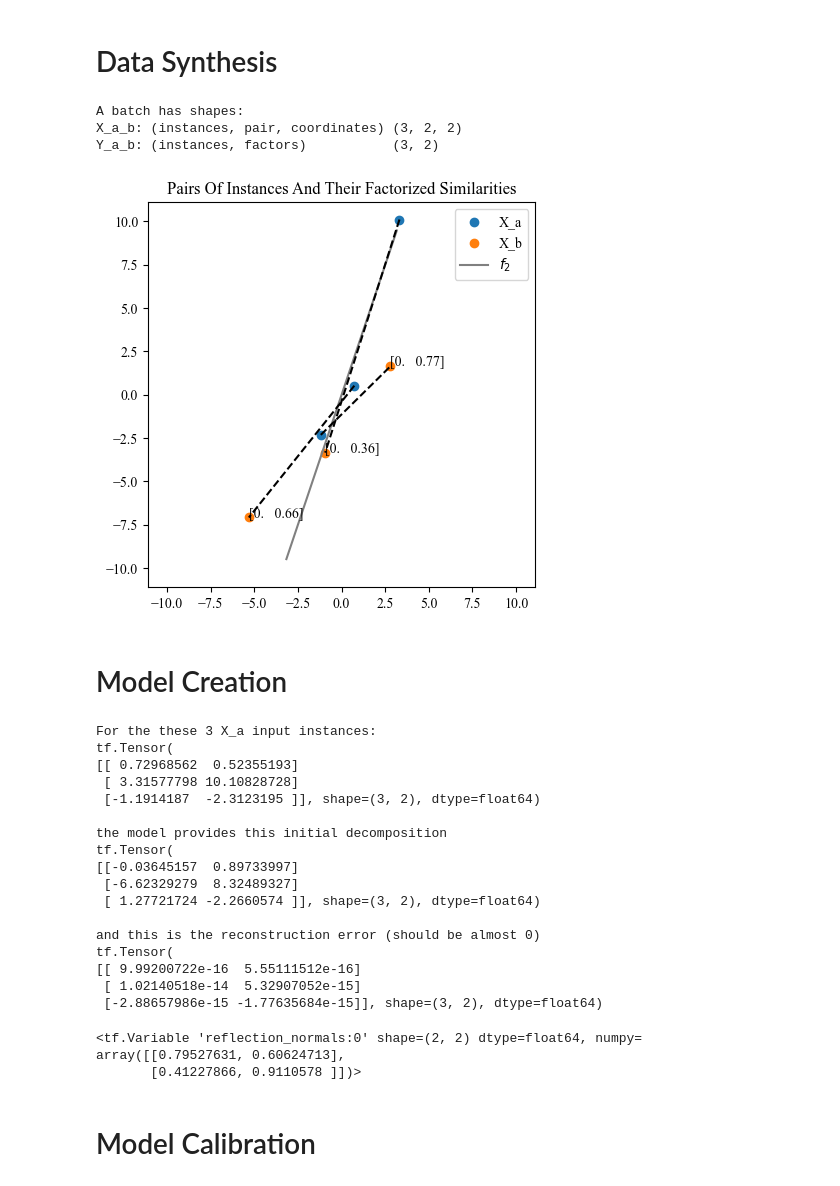
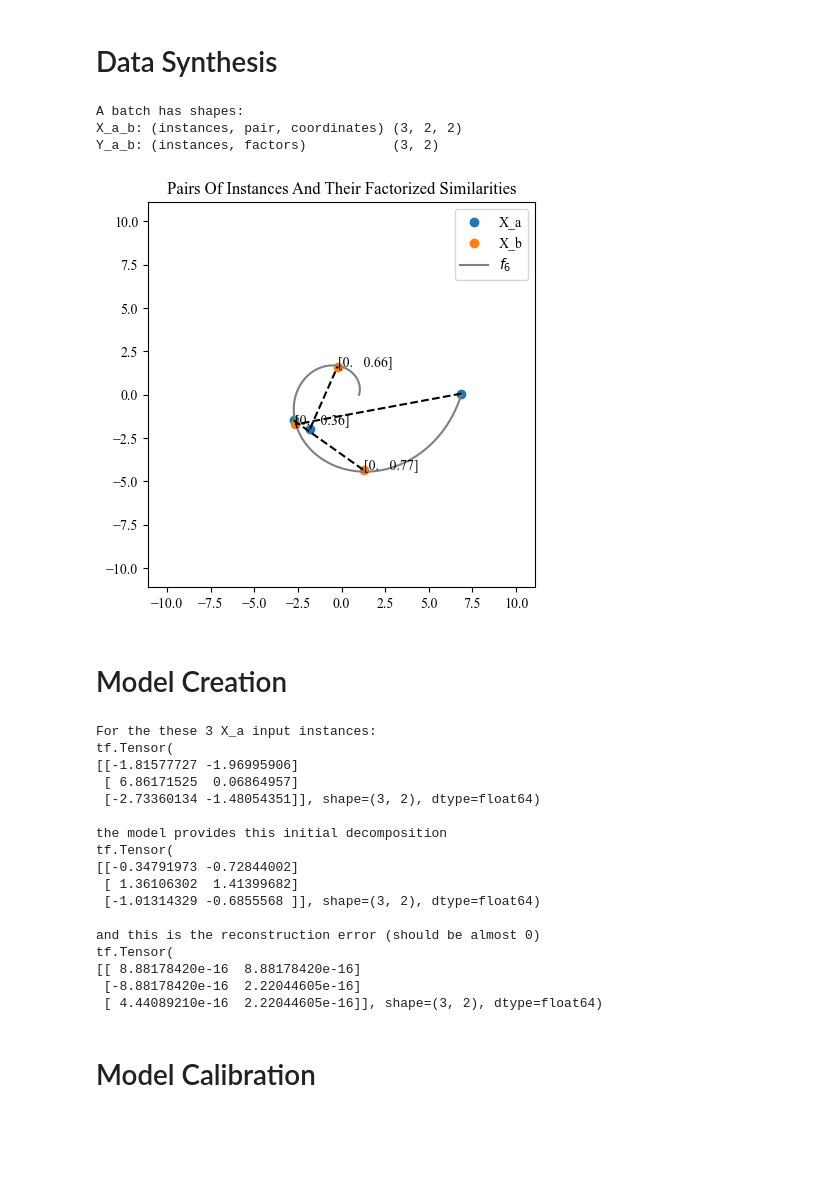
Before and after one commit to TimHenry1995/gyoza, a Jupyter notebook: src/gyoza/scripts/manifolds.ipynb, the cells around one changed output. Saved outputs shown, nothing was run; the diff lists cells and outputs as text; code cells hidden in the pictures; blank space fills up the shorter version.

Commit message:
Model now appears to work on all manifolds except circle

```diff
--- a/src/gyoza/scripts/manifolds.ipynb
+++ b/src/gyoza/scripts/manifolds.ipynb
@@ -72,11 +72,11 @@ f_6 = lambda s: gum.logarithmic_spiral(xs=np.log((s+S/2)/(1*np.sqrt(1+beta**2)/b
 manifold_functions = {'f_1':f_1, 'f_2':f_2, 'f_3':f_3, 'f_4':f_4, 'f_5':f_5, 'f_6':f_6}
 
 # 3. Select a manifold
-manifold_name = 'f_2'
+manifold_name = 'f_6'
 manifold_function_raw = manifold_functions[manifold_name]
 
 # 4. Add noise
-noise_strength = 1
+noise_strength = 0.3
 noise_function = lambda x_1, x_2: (x_1 + noise_strength * np.random.standard_normal(size=x_1.shape), x_2 + noise_strength * np.random.standard_normal(size=x_2.shape))
 manifold_function = lambda x: noise_function(*manifold_function_raw(x))
 
@@ -85,66 +85,66 @@ Y = np.concatenate([np.zeros([len(s),1]), s[:, np.newaxis]], axis=1) # Here the
 x_1, x_2 = manifold_function(s) # Map onto manifold in 2D plane
 X = np.concatenate([x_1[:,np.newaxis], x_2[:,np.newaxis]], axis=1); del x_1, x_2
 
 # 6. Choose a data iterator
 similarity_function = lambda y_a, y_b: np.concatenate([np.zeros([y_a.shape[0],1]), 1 - np.abs(y_a[:,1:2]-y_b[:,1:2])/S], axis=1)
 iterator = mdis.volatile_factorized_pair_iterator(X=X, Y=Y, batch_size=3, similarity_function=similarity_function)
 X_a_b, Y_a_b = next(iterator)
 print("A batch has shapes:")
 print("X_a_b: (instances, pair, coordinates)", X_a_b.shape)
 print("Y_a_b: (instances, factors)          ", Y_a_b.shape)
 
 # 7. Plot instances
 plt.figure(figsize=(5,5)); plt.title("Pairs Of Instances And Their Factorized Similarities")
 
 plt.scatter(X_a_b[:,0,0], X_a_b[:,0,1]) # Instances a
 plt.scatter(X_a_b[:,1,0], X_a_b[:,1,1]) # Instances b
 
 #for i in range(len(s)-1): plt.scatter(*manifold_function_raw(s[i:i+2]), color='gray', marker='.')
 plt.plot(*manifold_function_raw(s), color='gray')#, marker='.')
 
 plt.legend(['X_a','X_b',rf'${manifold_name}$'])
 for i in range(X_a_b.shape[0]):
     plt.plot([X_a_b[i,0,0], X_a_b[i,1,0]], [X_a_b[i,0,1], X_a_b[i,1,1]], '--', color='black')
     plt.text(X_a_b[i,1,0], X_a_b[i,1,1], str(np.round(Y_a_b[i], 2)))
 plt.ylim(-S/1.8,S/1.8); plt.xlim(-S/1.8,S/1.8)
 plt.show()
 # %% [output]
 A batch has shapes:
 X_a_b: (instances, pair, coordinates) (3, 2, 2)
 Y_a_b: (instances, factors)           (3, 2)
-[figure, old version]
+[figure, new version]
 # %% [markdown]
 # Model Creation
 # %%
 def create_network(seed) -> mfl.FlowLayer:
     reset_random_number_generators(seed=seed)
     dimensionality = 2
-    #compute_coupling_parameters_1 = msl.BasicFullyConnectedNet(latent_dimension_count=4*dimensionality, output_dimension_count=dimensionality, depth=3)
-    #mask_1 = gmm.CheckerBoard(axes=[1], shape=[dimensionality])
-    #compute_coupling_parameters_2 = msl.BasicFullyConnectedNet(latent_dimension_count=4*dimensionality, output_dimension_count=dimensionality, depth=3)
-    #mask_2 = gmm.CheckerBoard(axes=[1], shape=[dimensionality])
-    #compute_coupling_parameters_3 = msl.BasicFullyConnectedNet(latent_dimension_count=4*dimensionality, output_dimension_count=dimensionality, depth=3)
-    #mask_3 = gmm.CheckerBoard(axes=[1], shape=[dimensionality])
-    #compute_coupling_parameters_4 = msl.BasicFullyConnectedNet(latent_dimension_count=4*dimensionality, output_dimension_count=dimensionality, depth=3)
-    #mask_4 = gmm.CheckerBoard(axes=[1], shape=[dimensionality])
+    compute_coupling_parameters_1 = msl.BasicFullyConnectedNet(latent_dimension_count=4*dimensionality, output_dimension_count=dimensionality, depth=3)
+    mask_1 = gmm.CheckerBoard(axes=[1], shape=[dimensionality])
+    compute_coupling_parameters_2 = msl.BasicFullyConnectedNet(latent_dimension_count=4*dimensionality, output_dimension_count=dimensionality, depth=3)
+    mask_2 = gmm.CheckerBoard(axes=[1], shape=[dimensionality])
+    compute_coupling_parameters_3 = msl.BasicFullyConnectedNet(latent_dimension_count=4*dimensionality, output_dimension_count=dimensionality, depth=3)
+    mask_3 = gmm.CheckerBoard(axes=[1], shape=[dimensionality])
+    compute_coupling_parameters_4 = msl.BasicFullyConnectedNet(latent_dimension_count=4*dimensionality, output_dimension_count=dimensionality, depth=3)
+    mask_4 = gmm.CheckerBoard(axes=[1], shape=[dimensionality])
 
     network = mfl.SupervisedFactorNetwork(sequence=[
-        #mfl.AdditiveCoupling(axes=[1], shape=[dimensionality], compute_coupling_parameters=compute_coupling_parameters_1, mask=mask_1),
-        #mfl.Heaviside(axes=[1], shape=[dimensionality]),
-        #mfl.AdditiveCoupling(axes=[1], shape=[dimensionality], compute_coupling_parameters=compute_coupling_parameters_2, mask=mask_2),
-        #mfl.Heaviside(axes=[1], shape=[dimensionality]),
-        #mfl.AdditiveCoupling(axes=[1], shape=[dimensionality], compute_coupling_parameters=compute_coupling_parameters_3, mask=mask_3),
-        #mfl.Heaviside(axes=[1], shape=[dimensionality]),
-        #mfl.AdditiveCoupling(axes=[1], shape=[dimensionality], compute_coupling_parameters=compute_coupling_parameters_4, mask=mask_4),
-        #mfl.Heaviside(axes=[1], shape=[dimensionality]),
+        mfl.AdditiveCoupling(axes=[1], shape=[dimensionality], compute_coupling_parameters=compute_coupling_parameters_1, mask=mask_1),
+        mfl.Heaviside(axes=[1], shape=[dimensionality]),
+        mfl.AdditiveCoupling(axes=[1], shape=[dimensionality], compute_coupling_parameters=compute_coupling_parameters_2, mask=mask_2),
+        mfl.Heaviside(axes=[1], shape=[dimensionality]),
         mfl.Reflection(axes=[1], shape=[dimensionality], reflection_count=2),
-        #mfl.ActivationNormalization(axes=[1], shape=[dimensionality])
+        mfl.AdditiveCoupling(axes=[1], shape=[dimensionality], compute_coupling_parameters=compute_coupling_parameters_3, mask=mask_3),
+        mfl.Heaviside(axes=[1], shape=[dimensionality]),
+        mfl.AdditiveCoupling(axes=[1], shape=[dimensionality], compute_coupling_parameters=compute_coupling_parameters_4, mask=mask_4),
+        mfl.Heaviside(axes=[1], shape=[dimensionality]),
+        mfl.ActivationNormalization(axes=[1], shape=[dimensionality])
         ],
-        factor_dimension_count=[1,1]) # One dimension for the residual factor (index 0) and one for the manifold proximity (index 1)
+        dimensions_per_factor=[1,1]) # One dimension for the residual factor (index 0) and one for the manifold proximity (index 1)
 
     return network
 
-network = create_network(72)
+network = create_network(62) #60, 61
 
 network(X_a_b[:,0,:]) # Pass a representative sample through the network. Needed for initialization of some layers
 print("For the these 3 X_a input instances:")
@@ -153,27 +153,23 @@ print("\nthe model provides this initial decomposition ")
 print(network(X_a_b[:3,0,:])) # 0 selects X_a
 print("\nand this is the reconstruction error (should be almost 0)")
 print(network.invert(network(X_a_b[:3,0,:])) - X_a_b[:3,0,:])  # 0 selects X_a
-network.variables[0]
 # %% [output]
 For the these 3 X_a input instances:
 tf.Tensor(
-[[ 0.72968562  0.52355193]
- [ 3.31577798 10.10828728]
- [-1.1914187  -2.3123195 ]], shape=(3, 2), dtype=float64)
+[[-1.81577727 -1.96995906]
+ [ 6.86171525  0.06864957]
+ [-2.73360134 -1.48054351]], shape=(3, 2), dtype=float64)
 
 the model provides this initial decomposition
 tf.Tensor(
-[[-0.03645157  0.89733997]
- [-6.62329279  8.32489327]
- [ 1.27721724 -2.2660574 ]], shape=(3, 2), dtype=float64)
+[[-0.34791973 -0.72844002]
+ [ 1.36106302  1.41399682]
+ [-1.01314329 -0.6855568 ]], shape=(3, 2), dtype=float64)
 
 and this is the reconstruction error (should be almost 0)
 tf.Tensor(
-[[ 9.99200722e-16  5.55111512e-16]
- [ 1.02140518e-14  5.32907052e-15]
- [-2.88657986e-15 -1.77635684e-15]], shape=(3, 2), dtype=float64)
+[[ 8.88178420e-16  8.88178420e-16]
+ [-8.88178420e-16  2.22044605e-16]
+ [ 4.44089210e-16  2.22044605e-16]], shape=(3, 2), dtype=float64)
-<tf.Variable 'reflection_normals:0' shape=(2, 2) dtype=float64, numpy=
-array([[0.79527631, 0.60624713],
-       [0.41227866, 0.9110578 ]])>
 # %% [markdown]
 # Model Calibration
```
Also changed, not shown: parts of 6 cells of this notebook, 2 other files.
